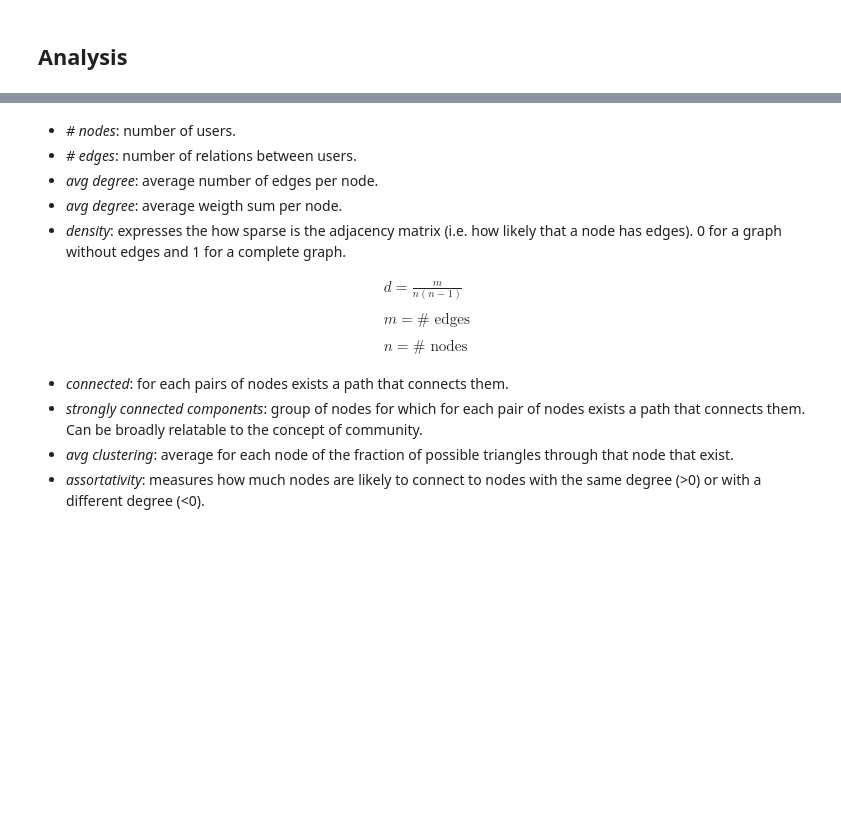
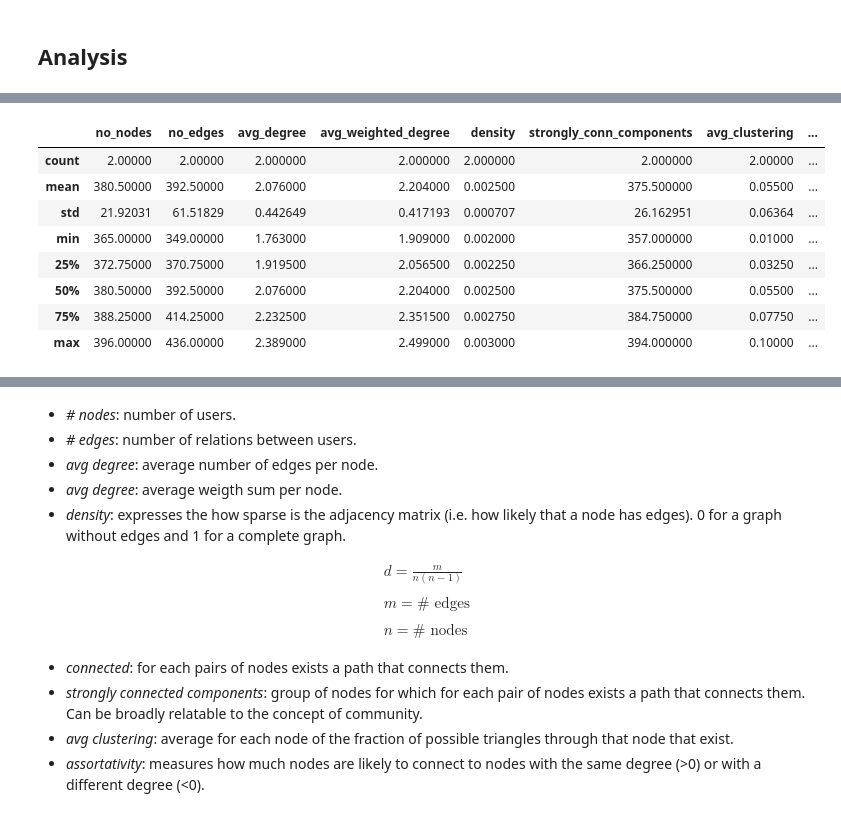
Before and after one commit to flaprimo/twitter-network-analysis, a Jupyter notebook: analysis_infomap.ipynb, the cells around one changed output, grey strips where cells are left out. Saved outputs shown, nothing was run; the diff lists cells and outputs as text; code cells hidden in the pictures; blank space fills up the shorter version.

```diff
--- a/analysis_infomap.ipynb
+++ b/analysis_infomap.ipynb
@@ -99,0 +55,14 @@ display(graph_summaries.round(decimals=3))
+# %%
+graphs = ah.get_graphs()
+display(graphs.describe())
+display(graphs)
+# %% [output]
+|  | no_nodes | no_edges | avg_degree | avg_weighted_degree | density | strongly_conn_components | avg_clustering | ... |
+| count | 2.00000 | 2.00000 | 2.000000 | 2.000000 | 2.000000 | 2.000000 | 2.00000 | ... |
+| mean | 380.50000 | 392.50000 | 2.076000 | 2.204000 | 0.002500 | 375.500000 | 0.05500 | ... |
+| std | 21.92031 | 61.51829 | 0.442649 | 0.417193 | 0.000707 | 26.162951 | 0.06364 | ... |
+| min | 365.00000 | 349.00000 | 1.763000 | 1.909000 | 0.002000 | 357.000000 | 0.01000 | ... |
+| 25% | 372.75000 | 370.75000 | 1.919500 | 2.056500 | 0.002250 | 366.250000 | 0.03250 | ... |
+| 50% | 380.50000 | 392.50000 | 2.076000 | 2.204000 | 0.002500 | 375.500000 | 0.05500 | ... |
+| 75% | 388.25000 | 414.25000 | 2.232500 | 2.351500 | 0.002750 | 384.750000 | 0.07750 | ... |
+| max | 396.00000 | 436.00000 | 2.389000 | 2.499000 | 0.003000 | 394.000000 | 0.10000 | ... |
```
Also changed, not shown: parts of 38 cells of this notebook, 3 other files.
